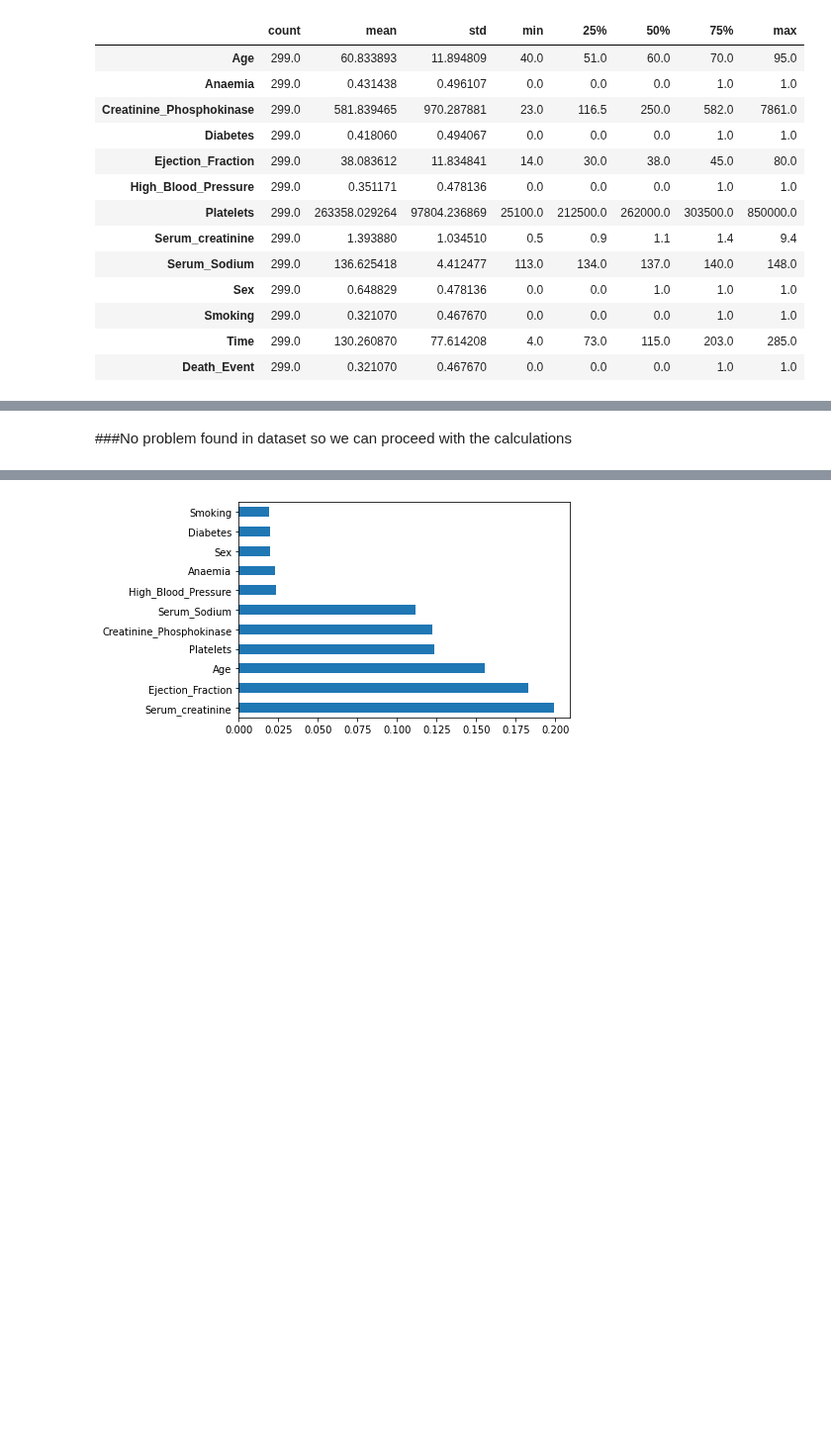
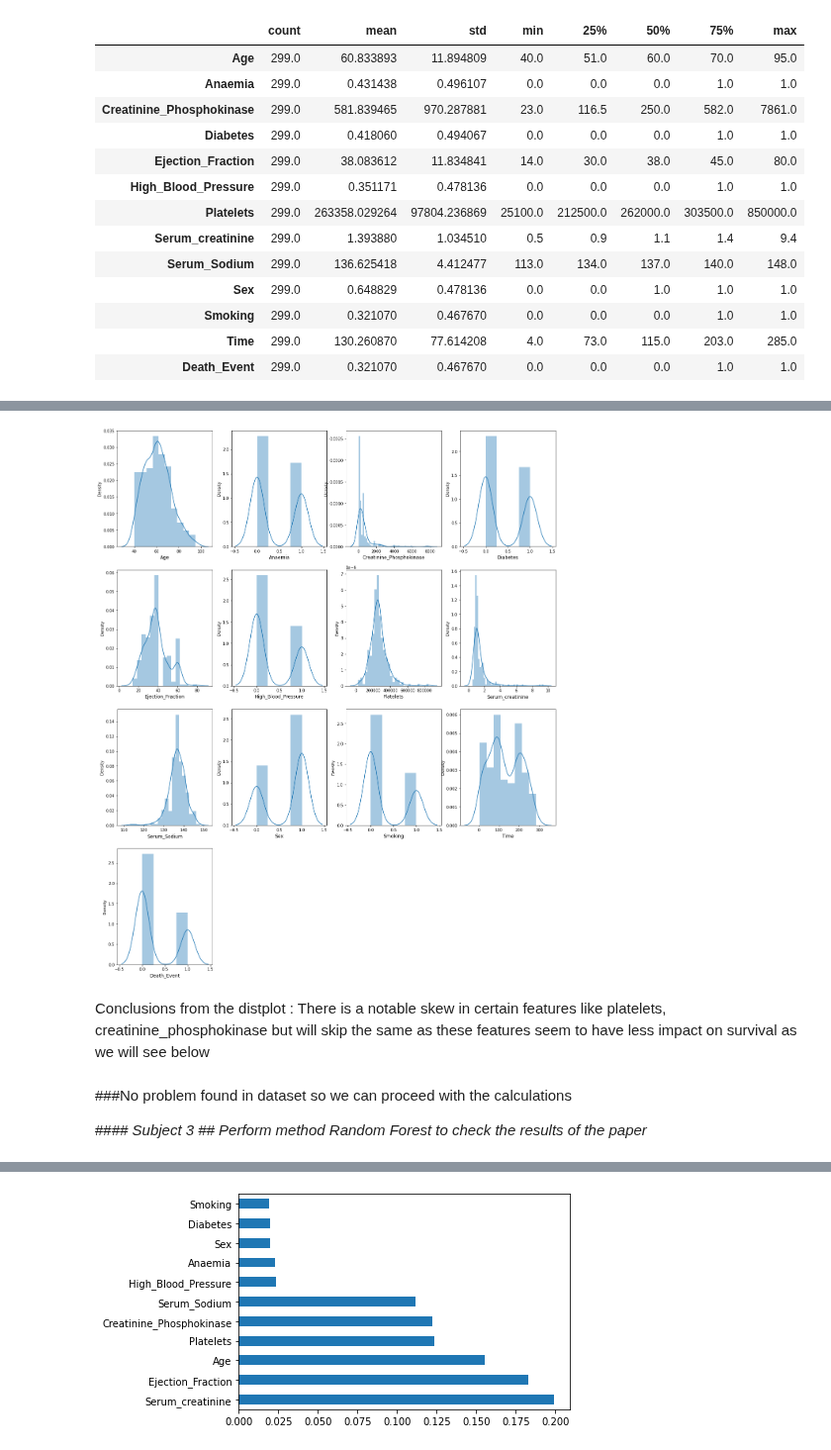
Before and after one commit to spros1/HeartFailureAnalysis, a Jupyter notebook: ExcerA_Heart_Failure.ipynb, the cells around one changed output, grey strips where cells are left out. Shown at 99% size. Drawn from its saved outputs; the diff is of its cells as text; code cells hidden in the pictures; blank space fills up the shorter version.

```diff
--- a/ExcerA_Heart_Failure.ipynb
+++ b/ExcerA_Heart_Failure.ipynb
@@ -227,5 +211,24 @@ sns.histplot(df[df.Death_Event == 0].Age, kde=True)
+# %%
+## In order to understand better how all the features are distributed we are going to distplot them
+plt.figure(figsize = (20, 25))
+feature_num = 1
+for i in df:
+    if feature_num <= 13:
+        ax = plt.subplot(4, 4, feature_num)
+        sns.distplot(df[i])
+        plt.xlabel(i, fontsize = 12)
+
+    feature_num += 1
+plt.show()
+# %% [output]
+[figure, added]
+# %% [markdown]
+Conclusions from the distplot :
+There is a notable skew in certain features like platelets, creatinine_phosphokinase but will skip the same as these features seem to have less impact on survival as we will see below
 # %% [markdown]
 ###No problem found in dataset so we can proceed with the calculations
+
+##*## Subject 3 ## Perform method Random Forest to check the results of the paper*
 # %%
 import numpy as np
 import matplotlib.pyplot as plt
```
Also changed, not shown: parts of 22 cells of this notebook.
